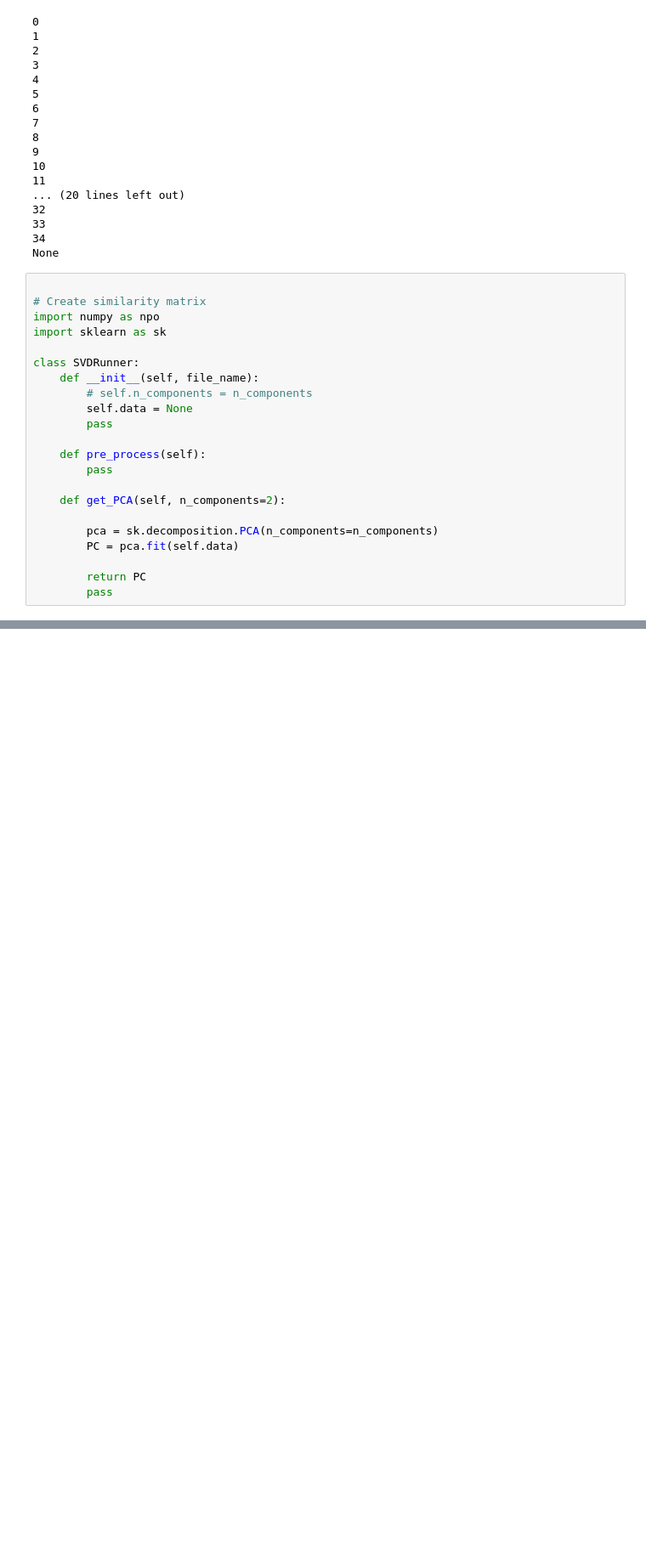
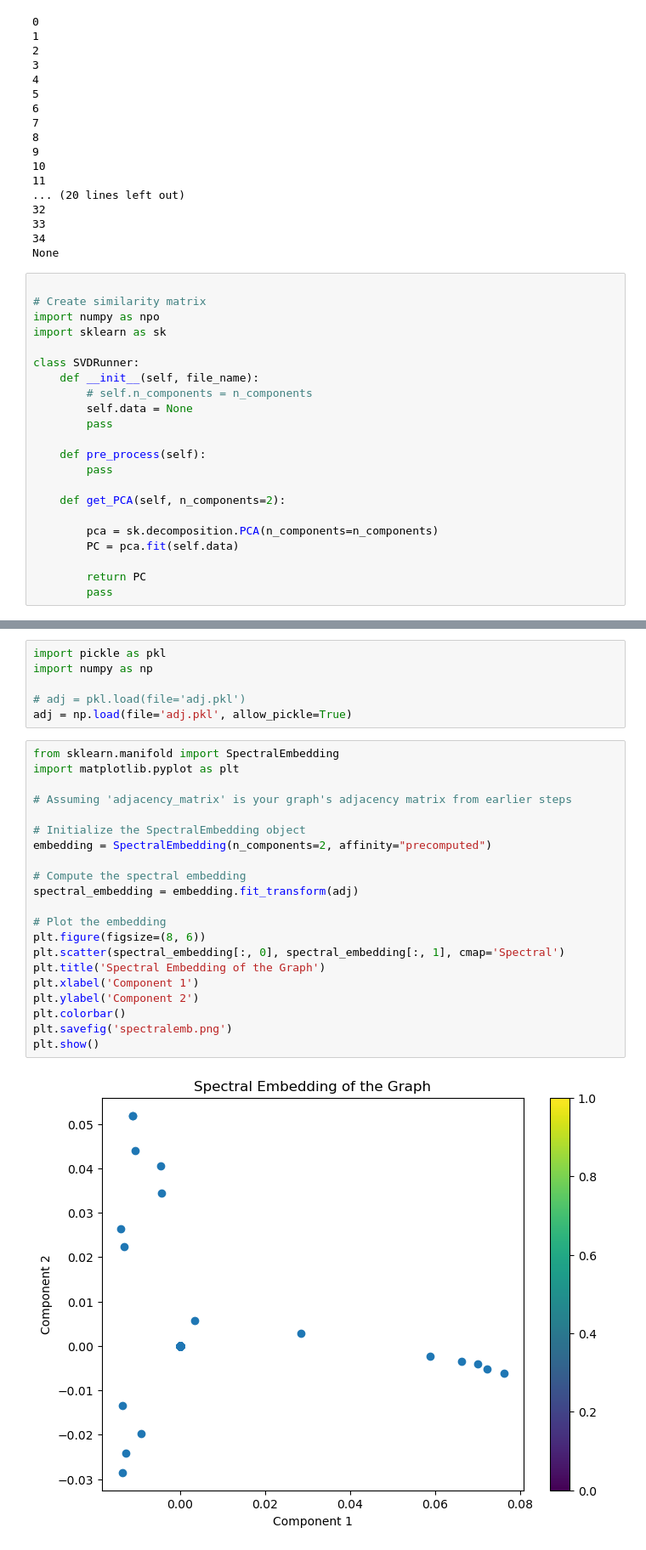
Before and after one commit to KevySilb/bme230-finalproj, a Jupyter notebook: kmer_analysis/svd.ipynb, the cells around one changed output, grey strips where cells are left out. Shown at 85% size. Saved outputs shown, nothing was run; the diff lists cells and outputs as text; blank space fills up the shorter version.

```diff
--- a/kmer_analysis/svd.ipynb
+++ b/kmer_analysis/svd.ipynb
@@ -188,0 +151,29 @@ MD.print_subprocess(MD.completed_process)
+# %%
+import pickle as pkl
+import numpy as np
+
+# adj = pkl.load(file='adj.pkl')
+adj = np.load(file='adj.pkl', allow_pickle=True)
+# %%
+from sklearn.manifold import SpectralEmbedding
+import matplotlib.pyplot as plt
+
+# Assuming 'adjacency_matrix' is your graph's adjacency matrix from earlier steps
+
+# Initialize the SpectralEmbedding object
+embedding = SpectralEmbedding(n_components=2, affinity="precomputed")
+
+# Compute the spectral embedding
+spectral_embedding = embedding.fit_transform(adj)
+
+# Plot the embedding
+plt.figure(figsize=(8, 6))
+plt.scatter(spectral_embedding[:, 0], spectral_embedding[:, 1], cmap='Spectral')
+plt.title('Spectral Embedding of the Graph')
+plt.xlabel('Component 1')
+plt.ylabel('Component 2')
+plt.colorbar()
+plt.savefig('spectralemb.png')
+plt.show()
+# %% [output]
+[figure, added]
```
Also changed, not shown: parts of 17 cells of this notebook, 10 other files.
